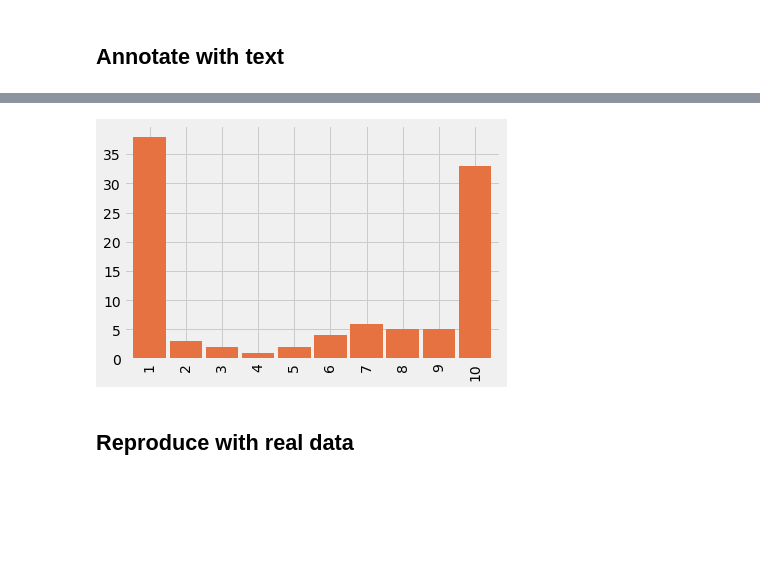
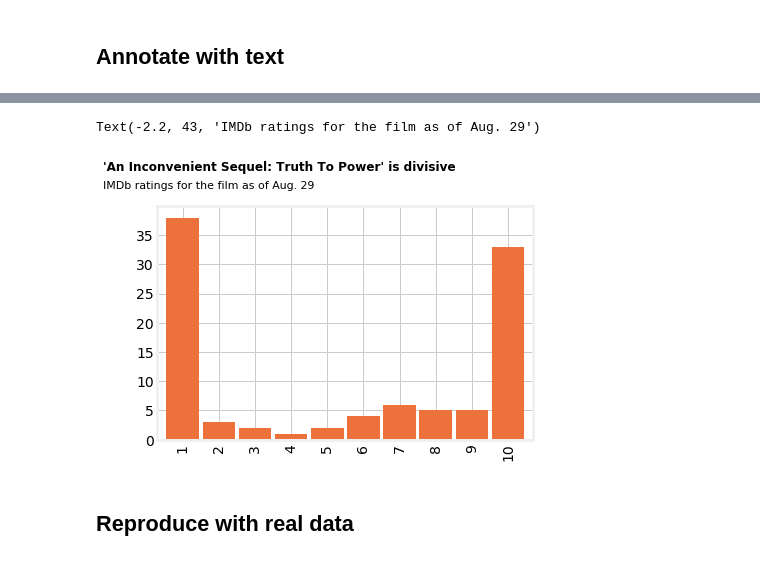
Before and after one commit to Bhavani-Rajan/DS-Unit-1-Sprint-2-Data-Wrangling-and-Storytelling, a Jupyter notebook: module3-make-explanatory-visualizations/LS_DS_123_Make_Explanatory_Visualizations.ipynb, the cells around one changed output, grey strips where cells are left out. Saved outputs shown, nothing was run; the diff lists cells and outputs as text; code cells hidden in the pictures; blank space fills up the shorter version.

```diff
--- a/module3-make-explanatory-visualizations/LS_DS_123_Make_Explanatory_Visualizations.ipynb
+++ b/module3-make-explanatory-visualizations/LS_DS_123_Make_Explanatory_Visualizations.ipynb
@@ -333,21 +333,55 @@ fake2.value_counts().sort_index().plot.bar(color='#E67141', width=0.9);
 display(example)
 # %% [output]
 [interactive output not drawn]
-# %%
-import matplotlib.pyplot as plt
-
-
-# select the style
-plt.style.use('fivethirtyeight')
-
-#generate our figure
-
-fig = plt.figure()
-
-# generate our axes (center section) for a plot
-ax = fake.plot.bar(color='#E67141', width=0.9)
-# %% [output]
-[figure, removed]
+# %%
+import matplotlib.pyplot as plt
+
+
+# select the style
+plt.style.use('fivethirtyeight')
+
+#generate our figure
+
+fig = plt.figure()
+
+
+
+# generate our axes (center section) for a plot
+ax = fake.plot.bar(color='#ED713A', width=0.9)
+
+# to set the background to white in color
+ax.set(facecolor='white')
+
+# also for the fig
+fig.patch.set(facecolor='white')
+fig.patch.set_alpha(0.1)
+
+ax.patch.set_alpha(0.1)
+
+# multiple way of adding title
+#fig.suptitle('title added to fig')
+#ax.text(x=1,y=35,s='title using ax.text')
+#ax.set_title('title using ax.set_title');
+
+# There is more than one way to set a title on a graph
+# matplotlib is not "pythonic"
+# fig.suptitle('test title')
+# ax.set_title("title")
+
+# If we want a really custom title
+# We can just use a text annotation and make it look like a title
+ax.text(x=-2.2, y=46, s="'An Inconvenient Sequel: Truth To Power' is divisive",
+        fontweight='bold', fontsize=12);
+ax.text(x=-2.2, y=43, s="IMDb ratings for the film as of Aug. 29",
+        fontsize=11)
+
+# Set our axis labels (These are just text objects that have been rotated!!)
+ax.set_ylabel("Percent of total votes", fontsize=9, fontweight='bold',
+              labelpad=10)
+ax.set_xlabel("Rating", fontsize=9, fontweight='bold', labelpad=10)
+# %% [output]
+Text(-2.2, 43, 'IMDb ratings for the film as of Aug. 29')
+[figure, added]
 # %% [markdown]
 ## Reproduce with real data
 # %%
```
Also changed, not shown: parts of 1 cell of this notebook.
